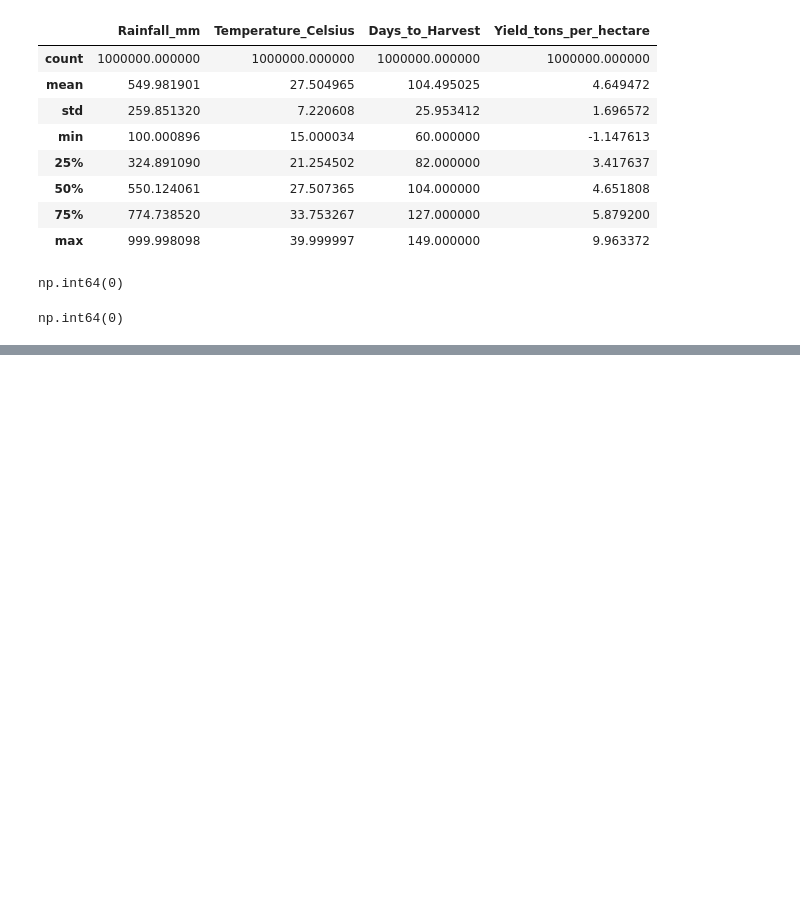
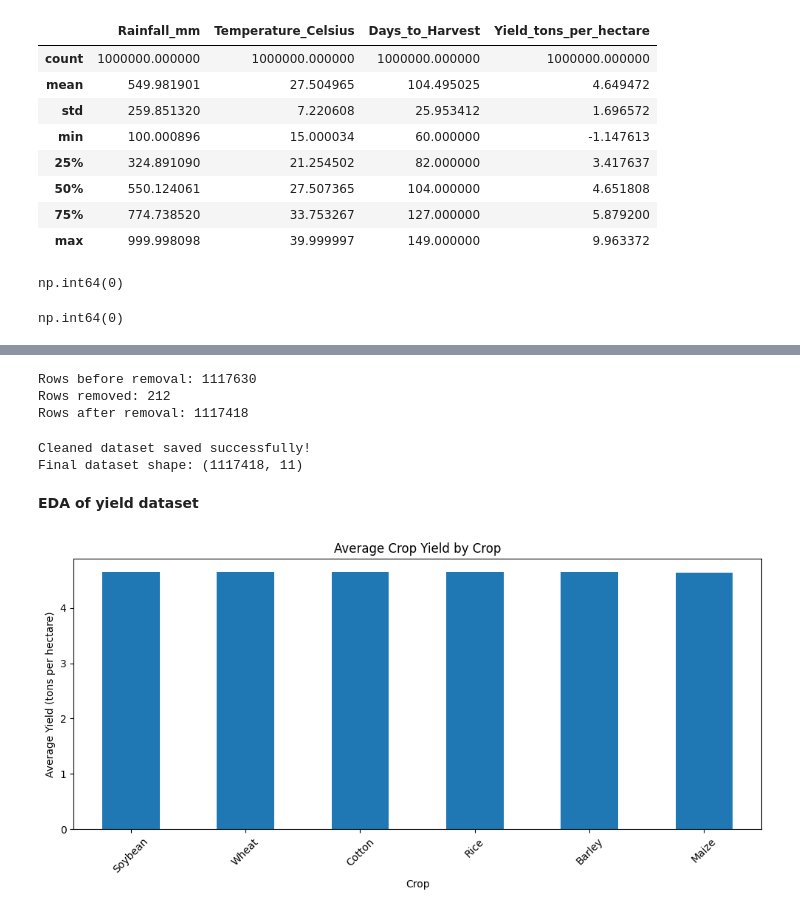
Before and after one commit to Sariq241/agribusiness-data-analysis-internship, a Jupyter notebook: Notebooks/agribusiness_analysis.ipynb, the cells around one changed output, grey strips where cells are left out. Saved outputs shown, nothing was run; the diff lists cells and outputs as text; code cells hidden in the pictures; blank space fills up the shorter version.

```diff
--- a/Notebooks/agribusiness_analysis.ipynb
+++ b/Notebooks/agribusiness_analysis.ipynb
@@ -605,0 +224,10 @@ Cleaned datasets saved successfully.
+# %%
+
+yield_df = yield_df[
+    yield_df["Yield_tons_per_hectare"] >= 0
+].copy()
+
+print("Negative Yield:",
+      (yield_df["Yield_tons_per_hectare"] < 0).sum())
+
+print("Updated Dataset Shape:", yield_df.shape)
@@ -605,0 +604,56 @@ Cleaned datasets saved successfully.
+# %%
+# Save row count before removal
+rows_before = len(mandi_clean)
+
+# Remove high-price records for Garlic and Cauliflower
+mask = (
+    mandi_clean["Commodity"].str.strip().str.lower().isin(
+        ["garlic", "cauliflower"]
+    )
+    & (mandi_clean["Modal Price (Rs./Quintal)"] > 50000)
+)
+
+mandi_clean = mandi_clean[~mask].copy()
+
+# Check results
+print("Rows before removal:", rows_before)
+print("Rows removed:", rows_before - len(mandi_clean))
+print("Rows after removal:", len(mandi_clean))
+# %% [output]
+Rows before removal: 1117630
+Rows removed: 212
+Rows after removal: 1117418
+# %%
+# Save cleaned dataset
+mandi_clean.to_csv(
+    "mandi_cleaned.csv",
+    index=False
+)
+
+print("Cleaned dataset saved successfully!")
+print("Final dataset shape:", mandi_clean.shape)
+# %% [output]
+Cleaned dataset saved successfully!
+Final dataset shape: (1117418, 11)
+# %% [markdown]
+
+**EDA of yield dataset**
+# %%
+
+crop_avg_yield = (
+    yield_df.groupby("Crop")["Yield_tons_per_hectare"]
+    .mean()
+    .sort_values(ascending=False)
+)
+
+plt.figure(figsize=(10, 5))
+crop_avg_yield.plot(kind="bar")
+
+plt.title("Average Crop Yield by Crop")
+plt.xlabel("Crop")
+plt.ylabel("Average Yield (tons per hectare)")
+plt.xticks(rotation=45)
+plt.tight_layout()
+plt.show()
+# %% [output]
+[figure, added]
```
Also changed, not shown: parts of 76 cells of this notebook, 2 other files.
